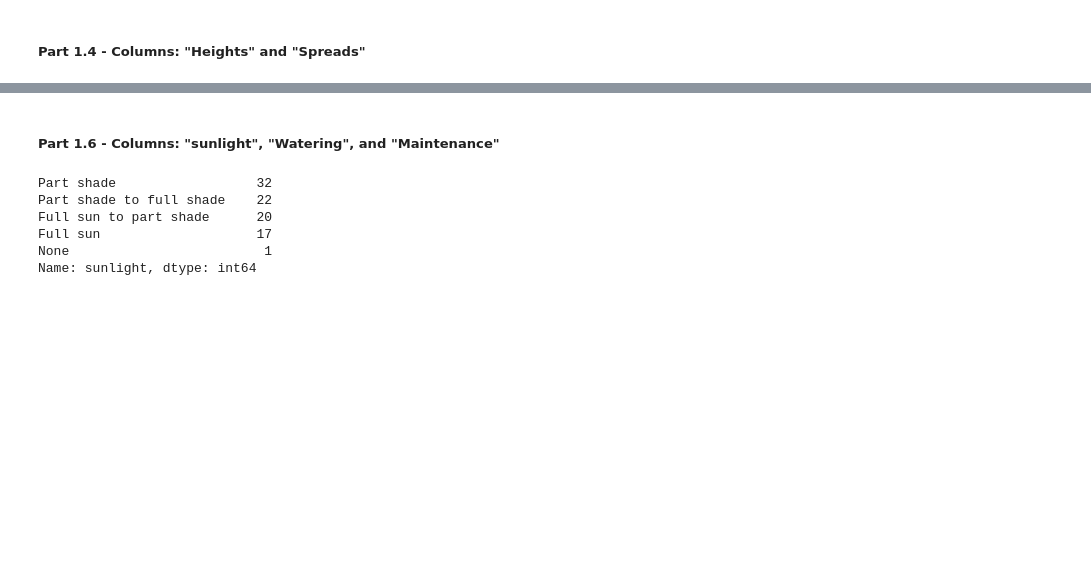
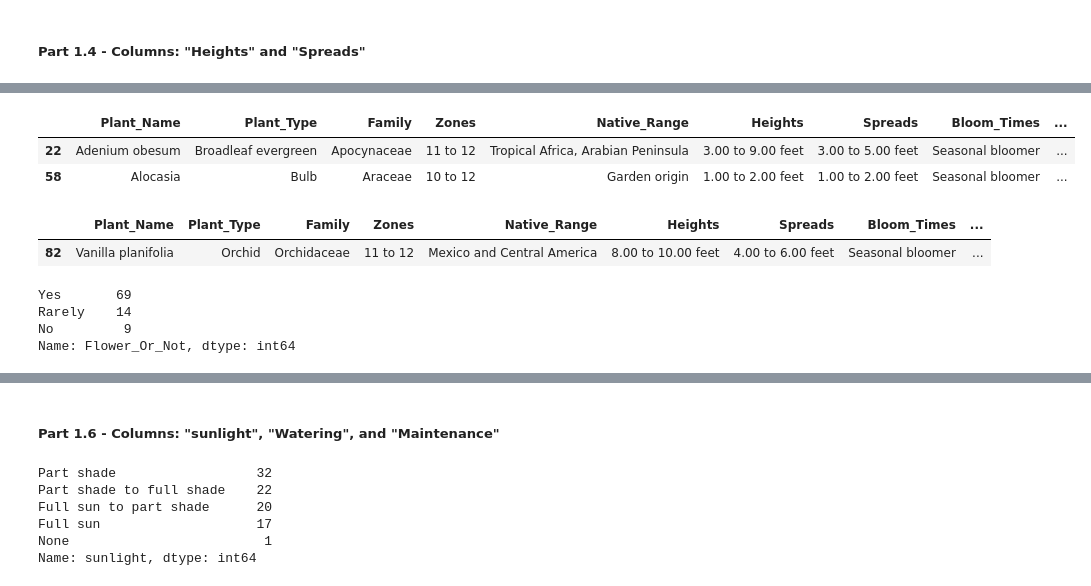
Before and after one commit to RMCrean/House_Plant_Recommender, a Jupyter notebook: House_Plant_Analysis.ipynb, the cells around one changed output, grey strips where cells are left out. Saved outputs shown, nothing was run; the diff lists cells and outputs as text; code cells hidden in the pictures; blank space fills up the shorter version.

```diff
--- a/House_Plant_Analysis.ipynb
+++ b/House_Plant_Analysis.ipynb
@@ -194,0 +394,18 @@ Same thought process for spreads. Certainly can make 1 or more columns of contin
+# %%
+# Stated as flowering but no bloom description or Blooms insignificant.
+yes_plant_df = plant_df.iloc[ (plant_df["Flower_Or_Not"].loc[lambda x: x=="Yes"].index)]
+display(yes_plant_df.iloc[ (yes_plant_df["Bloom_Description"].loc[lambda x: x=="None"].index)])
+display(yes_plant_df.iloc[ (yes_plant_df["Bloom_Description"].loc[lambda x: x=="Blooms insignificant"].index)])
+# %% [output]
+|  | Plant_Name | Plant_Type | Family | Zones | Native_Range | Heights | Spreads | Bloom_Times | ... |
+| 22 | Adenium obesum | Broadleaf evergreen | Apocynaceae | 11 to 12 | Tropical Africa, Arabian Peninsula | 3.00 to 9.00 feet | 3.00 to 5.00 feet | Seasonal bloomer | ... |
+| 58 | Alocasia | Bulb | Araceae | 10 to 12 | Garden origin | 1.00 to 2.00 feet | 1.00 to 2.00 feet | Seasonal bloomer | ... |
+|  | Plant_Name | Plant_Type | Family | Zones | Native_Range | Heights | Spreads | Bloom_Times | ... |
+| 82 | Vanilla planifolia | Orchid | Orchidaceae | 11 to 12 | Mexico and Central America | 8.00 to 10.00 feet | 4.00 to 6.00 feet | Seasonal bloomer | ... |
+# %%
+plant_df["Flower_Or_Not"].value_counts()
+# %% [output]
+Yes       69
+Rarely    14
+No         9
+Name: Flower_Or_Not, dtype: int64
```
Also changed, not shown: parts of 40 cells of this notebook.
